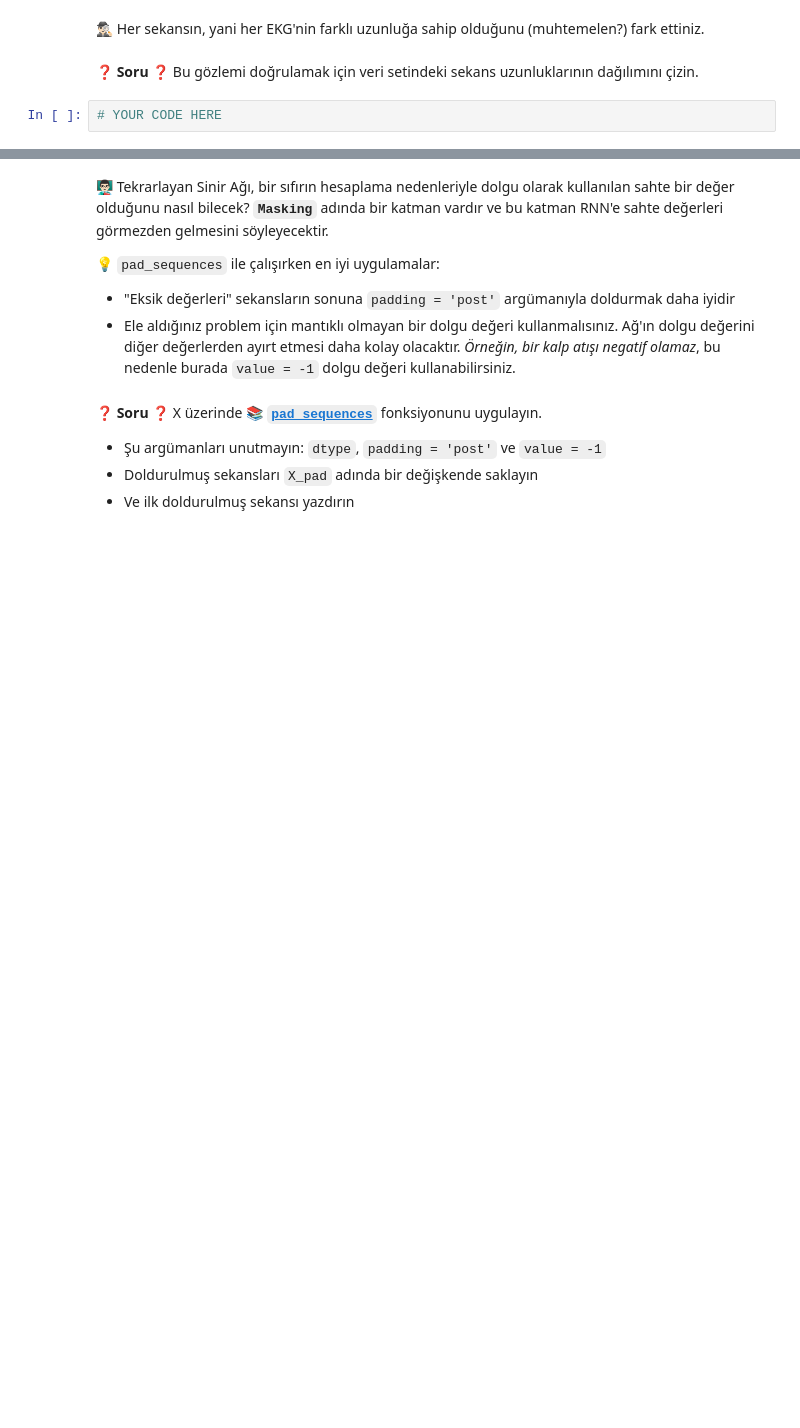
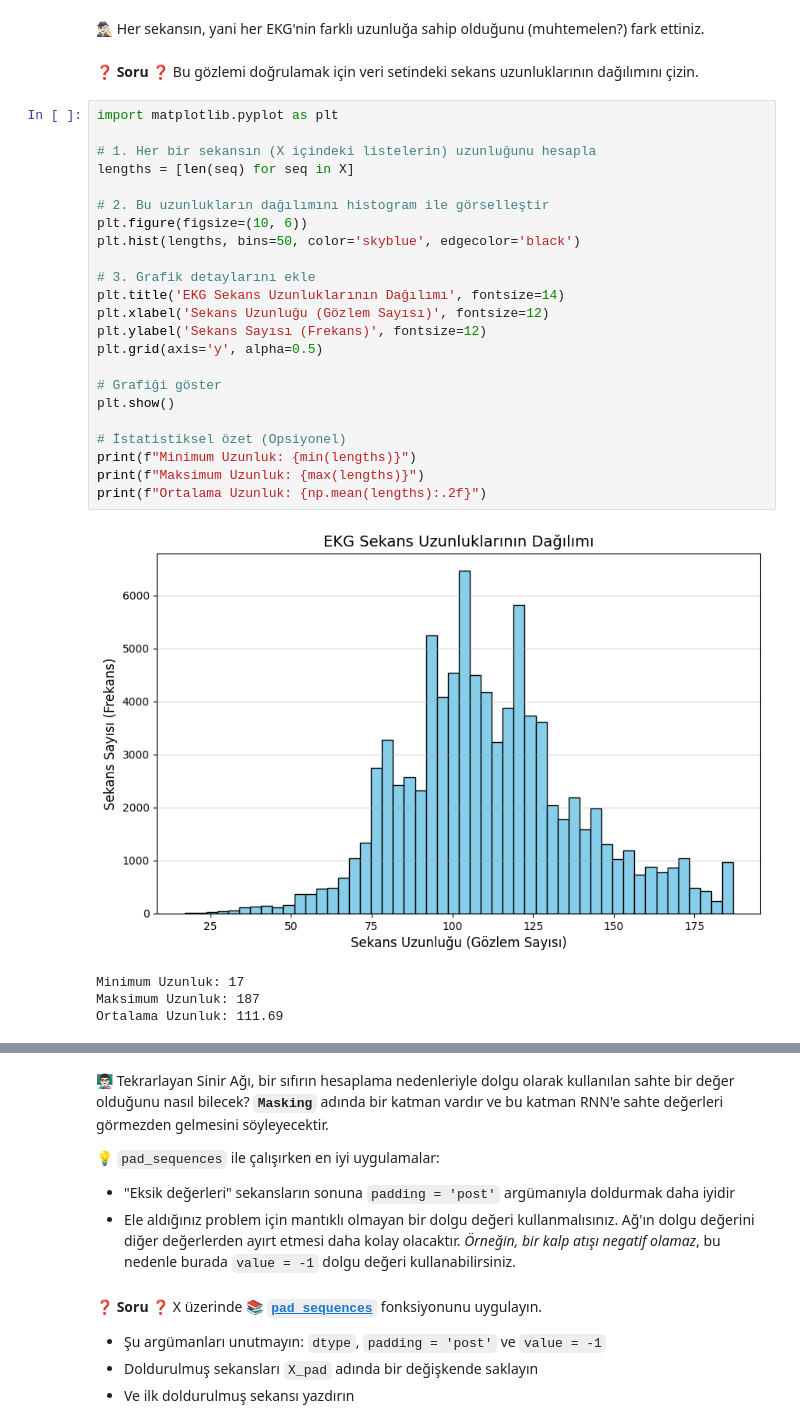
Before and after one commit to BariscanTosyali/S18D5-S-data-electrocardiograms, a Jupyter notebook: classify_electrocardiograms.ipynb, the cells around one changed output, grey strips where cells are left out. Drawn from its saved outputs; the diff is of its cells as text; blank space fills up the shorter version.

```diff
--- a/classify_electrocardiograms.ipynb
+++ b/classify_electrocardiograms.ipynb
@@ -80,8 +82,34 @@ for i in range(5): # Five examples per category
 🕵🏻‍♂️ Her sekansın, yani her EKG'nin farklı uzunluğa sahip olduğunu (muhtemelen?) fark ettiniz.
 # %% [markdown]
 ❓ **Soru** ❓ Bu gözlemi doğrulamak için veri setindeki sekans uzunluklarının dağılımını çizin.
-# %%
-# YOUR CODE HERE
+# %%
+import matplotlib.pyplot as plt
+
+# 1. Her bir sekansın (X içindeki listelerin) uzunluğunu hesapla
+lengths = [len(seq) for seq in X]
+
+# 2. Bu uzunlukların dağılımını histogram ile görselleştir
+plt.figure(figsize=(10, 6))
+plt.hist(lengths, bins=50, color='skyblue', edgecolor='black')
+
+# 3. Grafik detaylarını ekle
+plt.title('EKG Sekans Uzunluklarının Dağılımı', fontsize=14)
+plt.xlabel('Sekans Uzunluğu (Gözlem Sayısı)', fontsize=12)
+plt.ylabel('Sekans Sayısı (Frekans)', fontsize=12)
+plt.grid(axis='y', alpha=0.5)
+
+# Grafiği göster
+plt.show()
+
+# İstatistiksel özet (Opsiyonel)
+print(f"Minimum Uzunluk: {min(lengths)}")
+print(f"Maksimum Uzunluk: {max(lengths)}")
+print(f"Ortalama Uzunluk: {np.mean(lengths):.2f}")
+# %% [output]
+[figure, added]
+Minimum Uzunluk: 17
+Maksimum Uzunluk: 187
+Ortalama Uzunluk: 111.69
 # %% [markdown]
 🧑🏻‍🏫 Sinir Ağlarının tensörlerle beslendiğini hatırlayın, parti parti. Bu tensörlerin şekli aşağıdaki gibidir:
 
```
Also changed, not shown: parts of 25 cells of this notebook.
